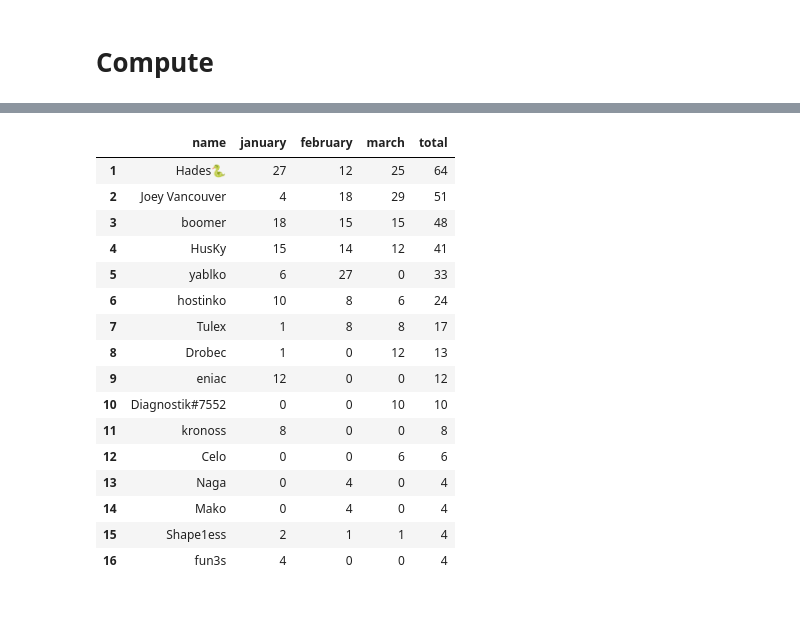
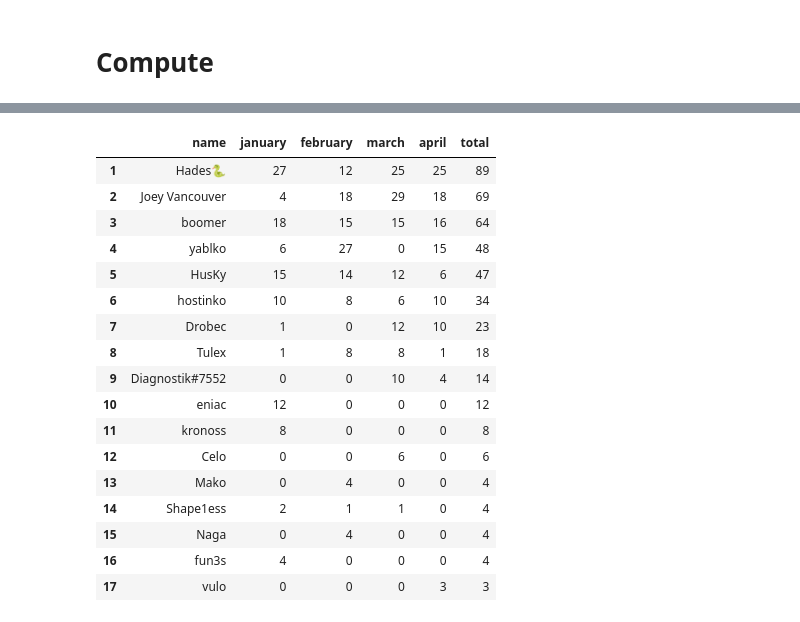
Before and after one commit to pavlikp/Arcade-Watch-Discord-Guess-the-Game-Awards, a Jupyter notebook: QuickGTG.ipynb, the cells around one changed output, grey strips where cells are left out. Drawn from its saved outputs; the diff is of its cells as text; code cells hidden in the pictures.

```diff
--- a/QuickGTG.ipynb
+++ b/QuickGTG.ipynb
@@ -56,13 +56,13 @@ new_games_df = new_games_df.set_index('day')
 # Compute
 # %%
 # import results
-f01 = open("gtg-marec26.txt", "r", encoding="utf8").read()
+f01 = open("gtg-april26.txt", "r", encoding="utf8").read()
 
 fulltext = '\n'.join([f01])
 
 # specify beggining and end
-from_day = 1387
-to_day = 1417
+from_day = 1418
+to_day = 1447
 
 fulltext = fulltext.replace("\n\n —", " —") # fix for new Discord badges
 
@@ -279,8 +278,8 @@ rankings_year = pd.read_csv("points2026.csv")
 rankings_year = rankings_year.drop(["Unnamed: 0"], axis=1)
 rankings_year
 
-rankings_year.drop(["march"], axis=1, inplace=True)
-rankings_year
+#rankings_year.drop(["march"], axis=1, inplace=True)
+#rankings_year
 
 #rankings_year = df_rankings[df_rankings["final points"] > 0][['name', 'final points']]
 #rankings_year["total"] = rankings_year["final points"]
@@ -305,35 +304,36 @@ rankings_year
 # %%
 rankings_year = rankings_year.merge(df_rankings[df_rankings["final points"] > 0][['name', 'final points']], on='name', how='outer')
 rankings_year = rankings_year.fillna(value = 0)
-rankings_year = rankings_year.rename(columns={"final points": "march"})
+rankings_year = rankings_year.rename(columns={"final points": "april"})
 rankings_year = rankings_year[[c for c in rankings_year if c not in ['total']] + ['total']]
 
 cols = rankings_year.columns[1:-1]
 rankings_year[cols] = rankings_year[cols].astype(int)
 
 rankings_year['total'] = rankings_year.iloc[:, 1:-1].sum(axis=1)
 rankings_year = rankings_year.sort_values(by='total', ascending=False).reset_index()
 rankings_year = rankings_year.drop(columns='index')
 rankings_year.index += 1
 rankings_year
 # %% [output]
-|  | name | january | february | march | total |
-| 1 | Hades🐍 | 27 | 12 | 25 | 64 |
-| 2 | Joey Vancouver | 4 | 18 | 29 | 51 |
-| 3 | boomer | 18 | 15 | 15 | 48 |
-| 4 | HusKy | 15 | 14 | 12 | 41 |
-| 5 | yablko | 6 | 27 | 0 | 33 |
-| 6 | hostinko | 10 | 8 | 6 | 24 |
-| 7 | Tulex | 1 | 8 | 8 | 17 |
-| 8 | Drobec | 1 | 0 | 12 | 13 |
-| 9 | eniac | 12 | 0 | 0 | 12 |
-| 10 | Diagnostik#7552 | 0 | 0 | 10 | 10 |
-| 11 | kronoss | 8 | 0 | 0 | 8 |
-| 12 | Celo | 0 | 0 | 6 | 6 |
-| 13 | Naga | 0 | 4 | 0 | 4 |
-| 14 | Mako | 0 | 4 | 0 | 4 |
-| 15 | Shape1ess | 2 | 1 | 1 | 4 |
-| 16 | fun3s | 4 | 0 | 0 | 4 |
+|  | name | january | february | march | april | total |
+| 1 | Hades🐍 | 27 | 12 | 25 | 25 | 89 |
+| 2 | Joey Vancouver | 4 | 18 | 29 | 18 | 69 |
+| 3 | boomer | 18 | 15 | 15 | 16 | 64 |
+| 4 | yablko | 6 | 27 | 0 | 15 | 48 |
+| 5 | HusKy | 15 | 14 | 12 | 6 | 47 |
+| 6 | hostinko | 10 | 8 | 6 | 10 | 34 |
+| 7 | Drobec | 1 | 0 | 12 | 10 | 23 |
+| 8 | Tulex | 1 | 8 | 8 | 1 | 18 |
+| 9 | Diagnostik#7552 | 0 | 0 | 10 | 4 | 14 |
+| 10 | eniac | 12 | 0 | 0 | 0 | 12 |
+| 11 | kronoss | 8 | 0 | 0 | 0 | 8 |
+| 12 | Celo | 0 | 0 | 6 | 0 | 6 |
+| 13 | Mako | 0 | 4 | 0 | 0 | 4 |
+| 14 | Shape1ess | 2 | 1 | 1 | 0 | 4 |
+| 15 | Naga | 0 | 4 | 0 | 0 | 4 |
+| 16 | fun3s | 4 | 0 | 0 | 0 | 4 |
+| 17 | vulo | 0 | 0 | 0 | 3 | 3 |
 # %%
 rankings_year.to_csv("points2026.csv")
 # %%
```
Also changed, not shown: parts of 10 cells of this notebook, 4 other files.
